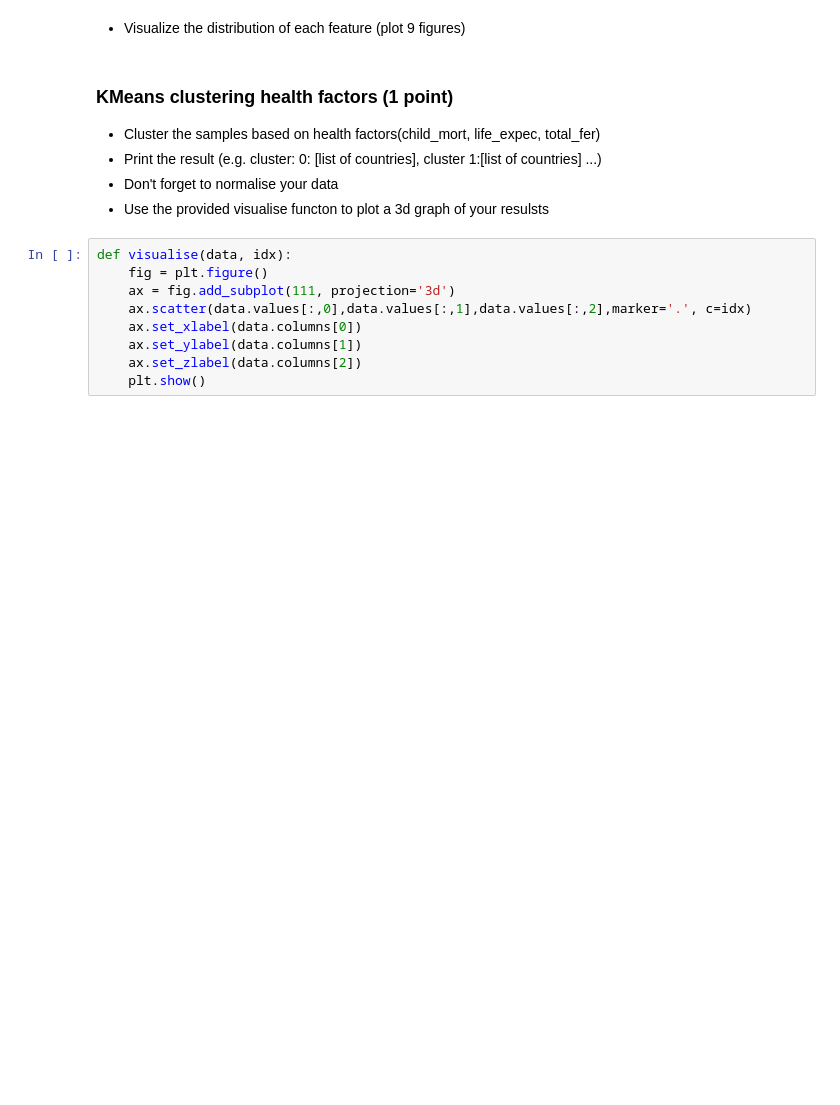
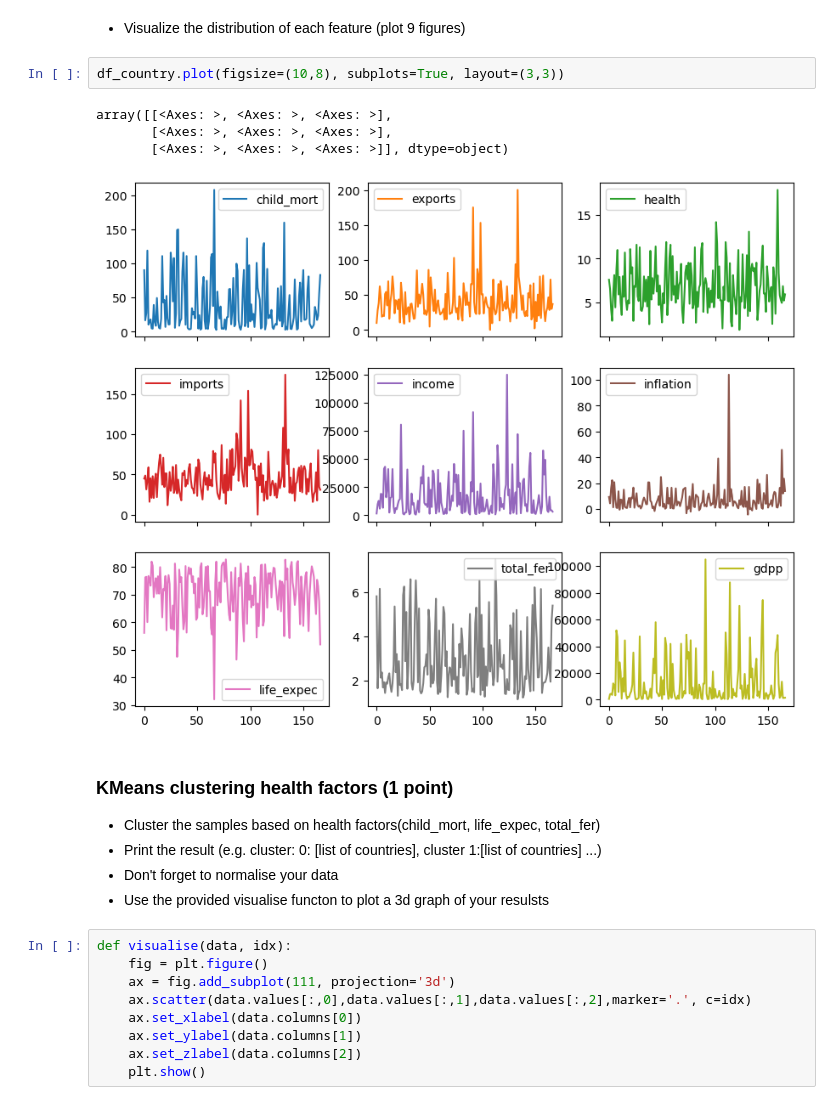
Before and after one commit to rangsimanketkaew/phy371, a Jupyter notebook: Lab4.ipynb, the cells around one changed output. Saved outputs shown, nothing was run; the diff lists cells and outputs as text; blank space fills up the shorter version.

```diff
--- a/Lab4.ipynb
+++ b/Lab4.ipynb
@@ -282,5 +321,12 @@ df_country=pd.read_csv('Datasets/country_data.csv')
 # %% [markdown]
 - Visualize the distribution of each feature (plot 9 figures)
+# %%
+df_country.plot(figsize=(10,8), subplots=True, layout=(3,3))
+# %% [output]
+array([[<Axes: >, <Axes: >, <Axes: >],
+       [<Axes: >, <Axes: >, <Axes: >],
+       [<Axes: >, <Axes: >, <Axes: >]], dtype=object)
+[figure, added]
 # %% [markdown]
 ### KMeans clustering health factors (1 point)
 - Cluster the samples based on health factors(child_mort, life_expec, total_fer)
```
Also changed, not shown: parts of 4 cells of this notebook.
